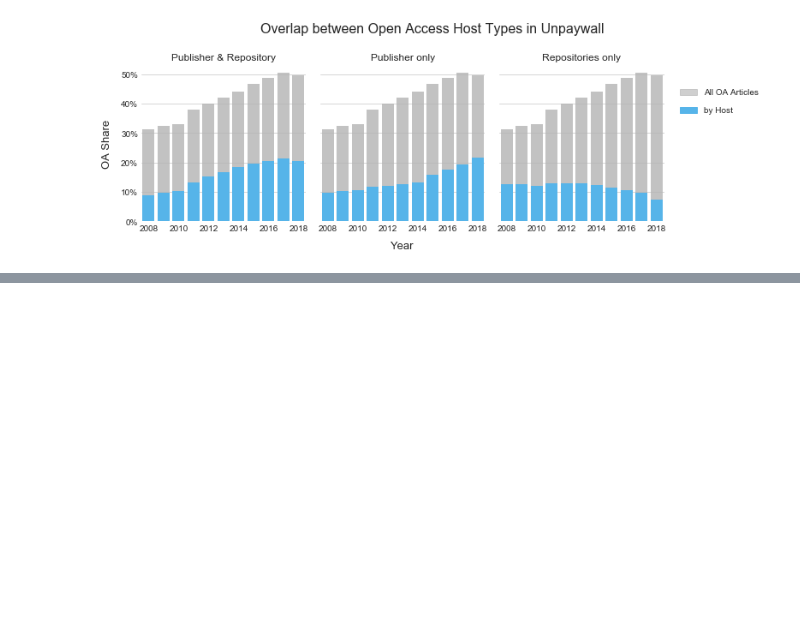
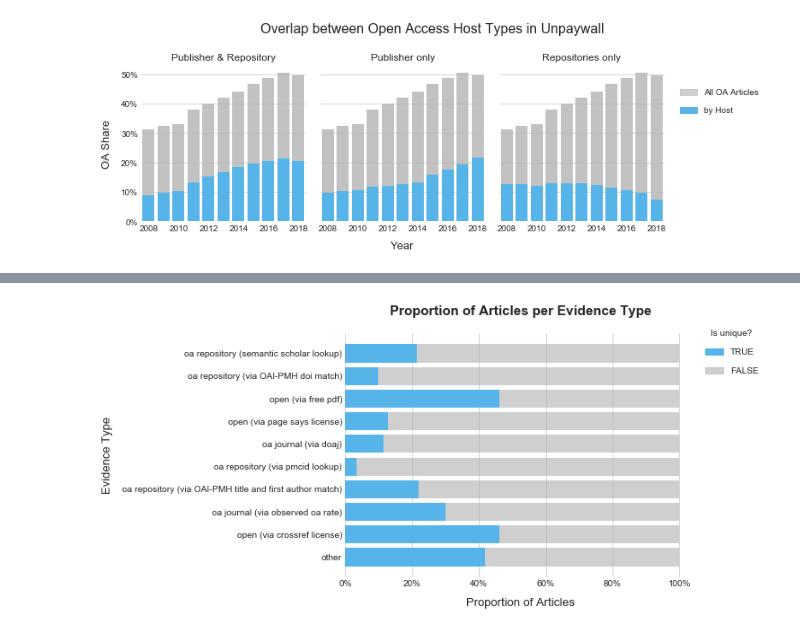
Before and after one commit to naustica/WAG-SHK, a Jupyter notebook: Open Access Evidence in Unpaywall - Python Version.ipynb, the cells around one changed output, grey strips where cells are left out. Cells and saved outputs as stored; diff of their text form; code cells hidden in the pictures; blank space fills up the shorter version.

Commit message:
add graph

```diff
--- a/Open Access Evidence in Unpaywall - Python Version.ipynb
+++ b/Open Access Evidence in Unpaywall - Python Version.ipynb
@@ -474,0 +527,12 @@ plt.show()
+# %%
+evidence_single_cat_df.evidence = evidence_single_cat_df \
+                                    .evidence.replace(list_of_small_evidence_types, 'other')
+
+evidence_single_cat_grouped_df = evidence_single_cat_df.groupby(['evidence']) \
+                                    .sum() \
+                                    .eval('prop = number_of_single_cat/number_of_articles') \
+                                    .reset_index() \
+                                    .sort_values(by=['number_of_articles'], ascending=False) \
+                                    .reset_index(drop=True)
+
+evidence_single_cat_grouped_df
@@ -474,0 +551,45 @@ plt.show()
+# %%
+y1 = evidence_single_cat_grouped_df \
+                .sort_values(by=['number_of_articles'], ascending=True) \
+                .reset_index(drop=True).evidence
+
+x_total = evidence_single_cat_grouped_df.groupby(['evidence']) \
+                .number_of_articles.count() \
+                .to_frame().reset_index() \
+                .sort_values(by=['number_of_articles'], ascending=True) \
+                .reset_index(drop=True) \
+                .number_of_articles
+
+
+x_stacked = evidence_single_cat_grouped_df \
+                .sort_values(by=['number_of_articles'], ascending=True) \
+                .reset_index(drop=True) \
+                .prop
+
+fig, ax = plt.subplots(figsize=(7,5))
+
+plt.style.use('seaborn-whitegrid')
+#plt.rcParams['figure.figsize'] = [7, 5]
+plt.grid(False, which='both', axis='y')
+plt.box(False)
+
+ax1 = plt.barh(y1, x_total, color='#b3b3b3a0')
+ax2 = plt.barh(y1, x_stacked, color='#56B4E9')
+
+ax.xaxis.set_major_formatter(mtick.PercentFormatter(1.0))
+
+plt.title('Proportion of Articles per Evidence Type',
+          fontdict={'fontsize': 15, 'fontweight': 600}, pad=20)
+plt.xlabel('Proportion of Articles', labelpad=10,
+           fontdict={'fontsize': 13, 'fontweight': 500})
+
+plt.ylabel('Evidence Type', labelpad=10, fontdict={'fontsize': 13, 'fontweight': 500})
+
+is_best_patch = mpatches.Patch(color='#56B4E9', label='TRUE')
+is_not_best_patch = mpatches.Patch(color='#b3b3b3a0', label='FALSE')
+plt.legend(handles=[is_best_patch, is_not_best_patch], title='Is unique?',
+           fontsize='medium', bbox_to_anchor=(1.2, 1.05), labelspacing=1.2)
+
+plt.show()
+# %% [output]
+[figure, added]
```
Also changed, not shown: parts of 4 cells of this notebook.
